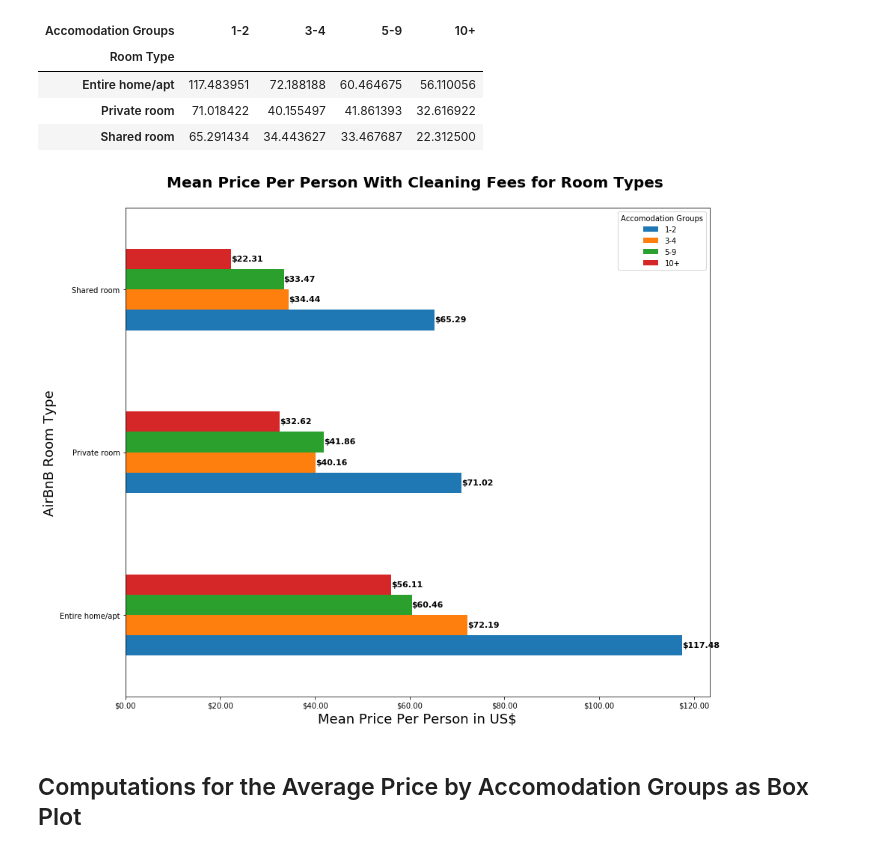
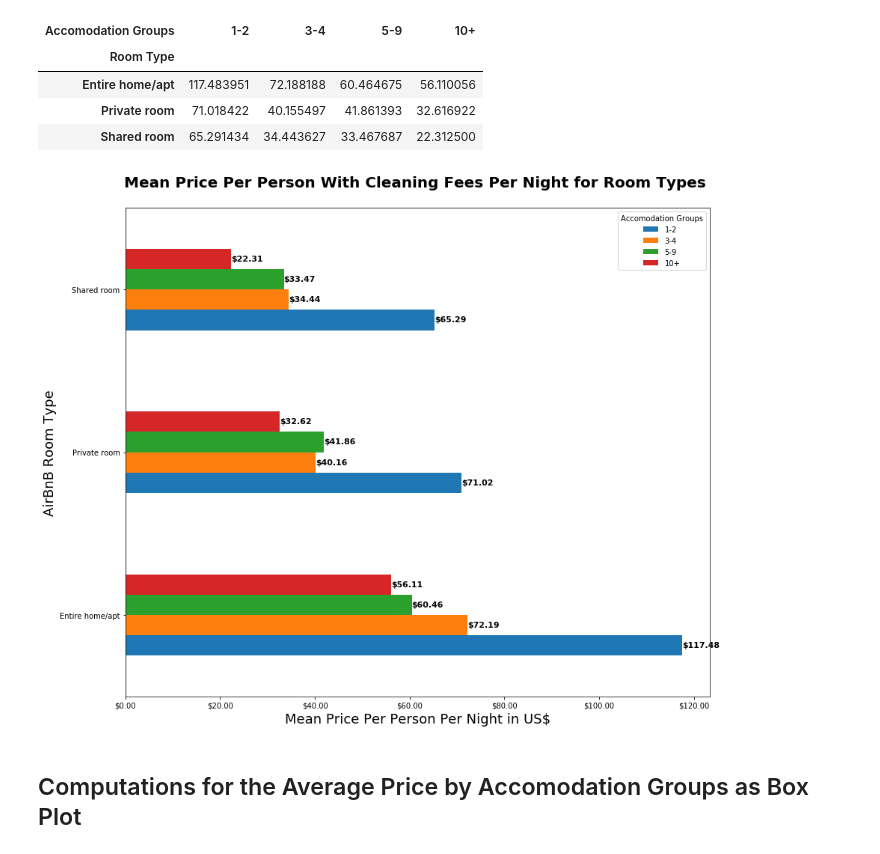
Before and after one commit to EstellaYu/Data_Visualization_Airbnb_Hotel, a Jupyter notebook: Notebooks/AirBnB_PerPersonPrice_Analysis.ipynb, the cells around one changed output. Cells and saved outputs as stored; diff of their text form; code cells hidden in the pictures.

```diff
--- a/Notebooks/AirBnB_PerPersonPrice_Analysis.ipynb
+++ b/Notebooks/AirBnB_PerPersonPrice_Analysis.ipynb
@@ -199,36 +199,36 @@ acco_avg_df_pivot.head()
 #Generate Plots
 import matplotlib.ticker as mtick
 fmt = '$%.2f'
 # Set figure width to 8 and height to 6
 fig_size = plt.rcParams["figure.figsize"]
 fig_size[0] = 14
 fig_size[1] = 12
 plt.rcParams["figure.figsize"] = fig_size
 
 ax = acco_avg_df_pivot.plot.barh(stacked = False);
 tick = mtick.FormatStrFormatter(fmt)
 ax.xaxis.set_major_formatter(tick)
 
 # find the values and append to list
 
 # create a list to collect the plt.patches data
 totals = []
 
 for i in ax.patches:
     totals.append(i.get_width())
 
 
 for i in ax.patches:
     # get_width pulls left or right; get_y pushes up or down
     ax.text(i.get_width(), i.get_y() + 0.05, "${0:.2f}".format(round(i.get_width(),2)),  fontsize=11,color='black', weight= "bold")
 
-plt.title("Mean Price Per Person With Cleaning Fees for Room Types \n", fontsize = 20, weight = "bold")
-plt.xlabel('Mean Price Per Person in US$', fontsize= 18)
+plt.title("Mean Price Per Person With Cleaning Fees Per Night for Room Types \n", fontsize = 20, weight = "bold")
+plt.xlabel('Mean Price Per Person Per Night in US$', fontsize= 18)
 plt.ylabel('AirBnB Room Type', fontsize= 18)
 
 plt.savefig("../Resources/Airbnb/Current_Listing/MeanPriceByRoomTypes.png")
 # %% [output]
-[figure, old version]
+[figure, new version]
 # %%
 clean_airbnb_prc.to_csv("../Resources/Airbnb/Current_Listing/clean_airbnb_prc_binned.csv")
 # %% [markdown]
```
Also changed, not shown: parts of 2 cells of this notebook, 2 other files.
